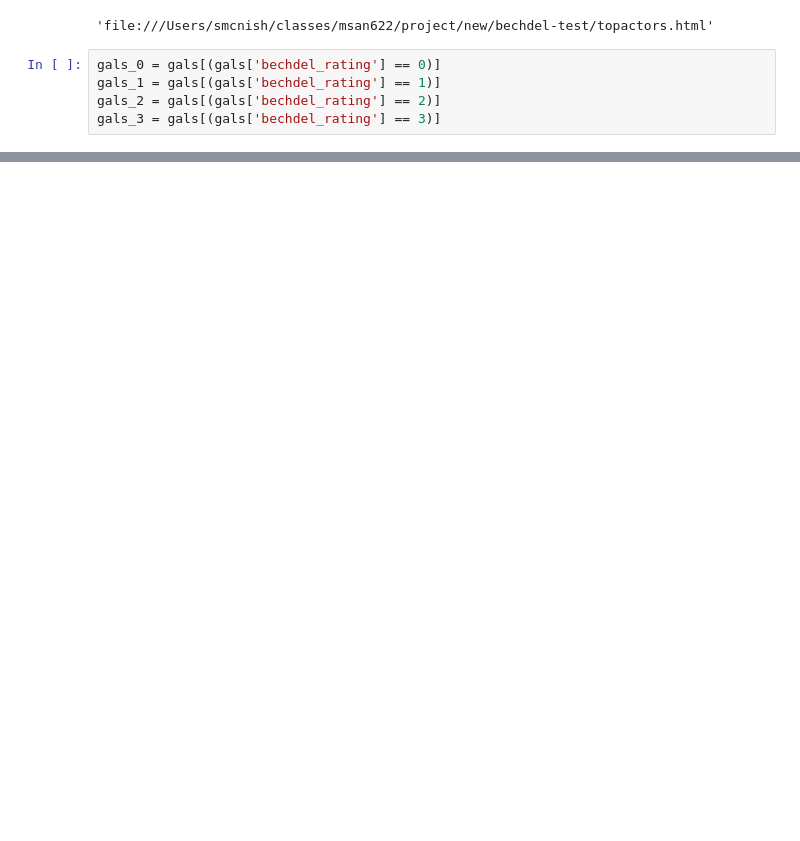
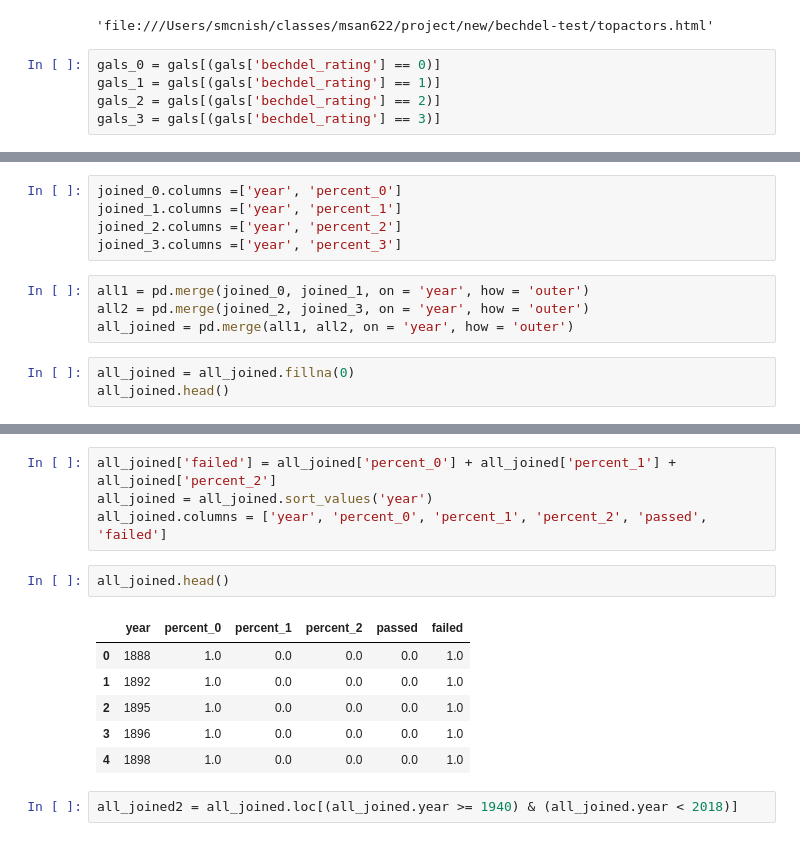
Before and after one commit to snmcnish/bechdel-test, a Jupyter notebook: Final Project Plots.ipynb, the cells around one changed output, grey strips where cells are left out. Saved outputs shown, nothing was run; the diff lists cells and outputs as text; blank space fills up the shorter version.

```diff
--- a/Final Project Plots.ipynb
+++ b/Final Project Plots.ipynb
@@ -443,0 +484,12 @@ plotly.offline.plot(fig, filename='top_actresses.html', auto_open = False)
+# %%
+joined_0.columns =['year', 'percent_0']
+joined_1.columns =['year', 'percent_1']
+joined_2.columns =['year', 'percent_2']
+joined_3.columns =['year', 'percent_3']
+# %%
+all1 = pd.merge(joined_0, joined_1, on = 'year', how = 'outer')
+all2 = pd.merge(joined_2, joined_3, on = 'year', how = 'outer')
+all_joined = pd.merge(all1, all2, on = 'year', how = 'outer')
+# %%
+all_joined = all_joined.fillna(0)
+all_joined.head()
@@ -443,0 +503,15 @@ plotly.offline.plot(fig, filename='top_actresses.html', auto_open = False)
+# %%
+all_joined['failed'] = all_joined['percent_0'] + all_joined['percent_1'] + all_joined['percent_2']
+all_joined = all_joined.sort_values('year')
+all_joined.columns = ['year', 'percent_0', 'percent_1', 'percent_2', 'passed', 'failed']
+# %%
+all_joined.head()
+# %% [output]
+|  | year | percent_0 | percent_1 | percent_2 | passed | failed |
+| 0 | 1888 | 1.0 | 0.0 | 0.0 | 0.0 | 1.0 |
+| 1 | 1892 | 1.0 | 0.0 | 0.0 | 0.0 | 1.0 |
+| 2 | 1895 | 1.0 | 0.0 | 0.0 | 0.0 | 1.0 |
+| 3 | 1896 | 1.0 | 0.0 | 0.0 | 0.0 | 1.0 |
+| 4 | 1898 | 1.0 | 0.0 | 0.0 | 0.0 | 1.0 |
+# %%
+all_joined2 = all_joined.loc[(all_joined.year >= 1940) & (all_joined.year < 2018)]
```
Also changed, not shown: parts of 19 cells of this notebook.
